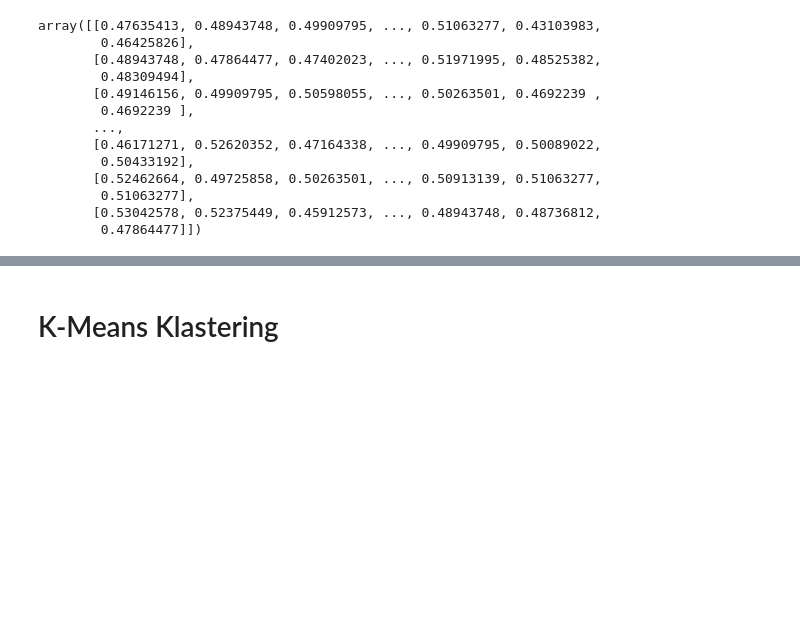
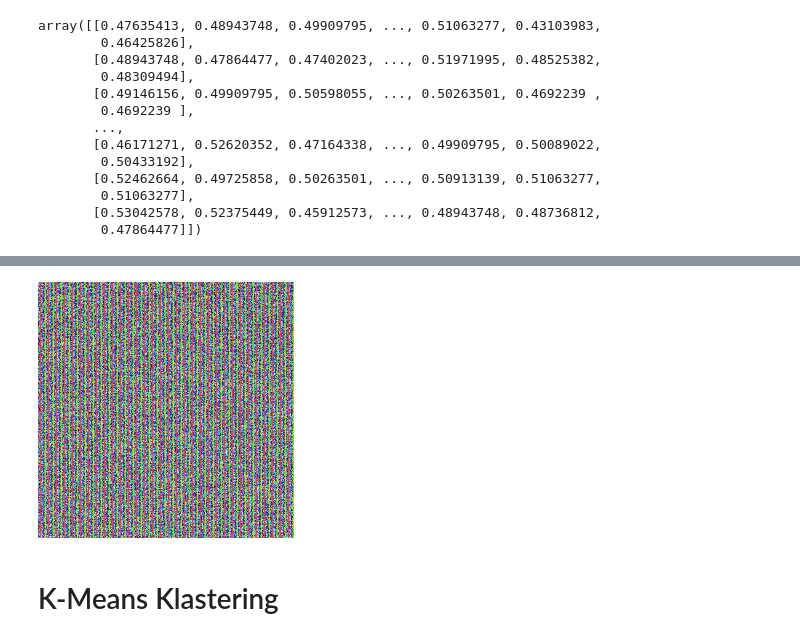
Before and after one commit to trifarameliniaa/SKRIPSI, a Jupyter notebook: file skripsinya fara.ipynb, the cells around one changed output, grey strips where cells are left out. Cells and saved outputs as stored; diff of their text form; code cells hidden in the pictures; blank space fills up the shorter version.

```diff
--- a/file skripsinya fara.ipynb
+++ b/file skripsinya fara.ipynb
@@ -107,0 +112,3 @@ array([[0.47635413, 0.48943748, 0.49909795, ..., 0.51063277, 0.43103983,
+# %%
+img = Image.fromarray( FEM , 'RGB')
+img.show()
@@ -108,3 +135,7 @@ array([[0.47635413, 0.48943748, 0.49909795, ..., 0.51063277, 0.43103983,
+# %%
+img
+# %% [output]
+[figure, added]
 # %% [markdown]
 # K-Means Klastering
 # %%
```
Also changed, not shown: parts of 11 cells of this notebook.
